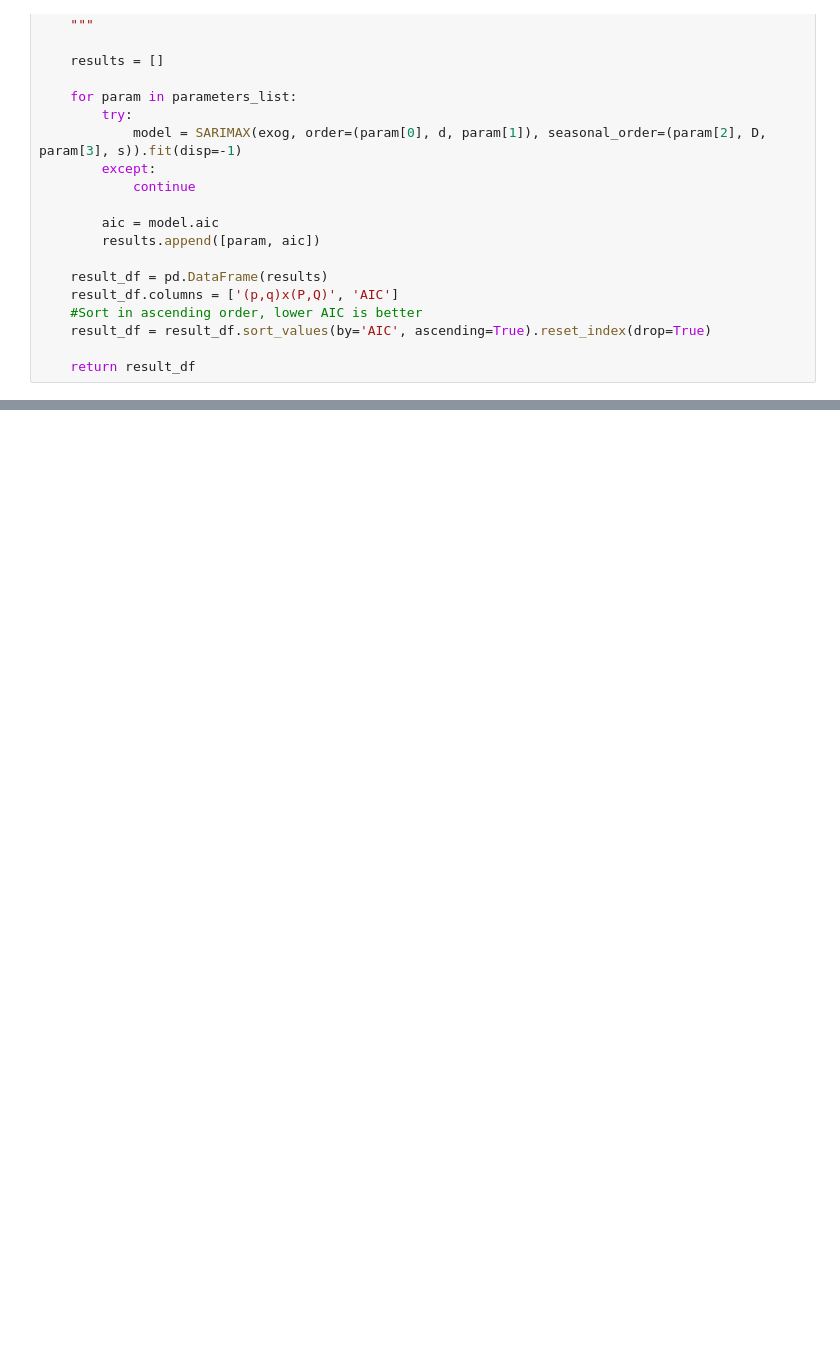
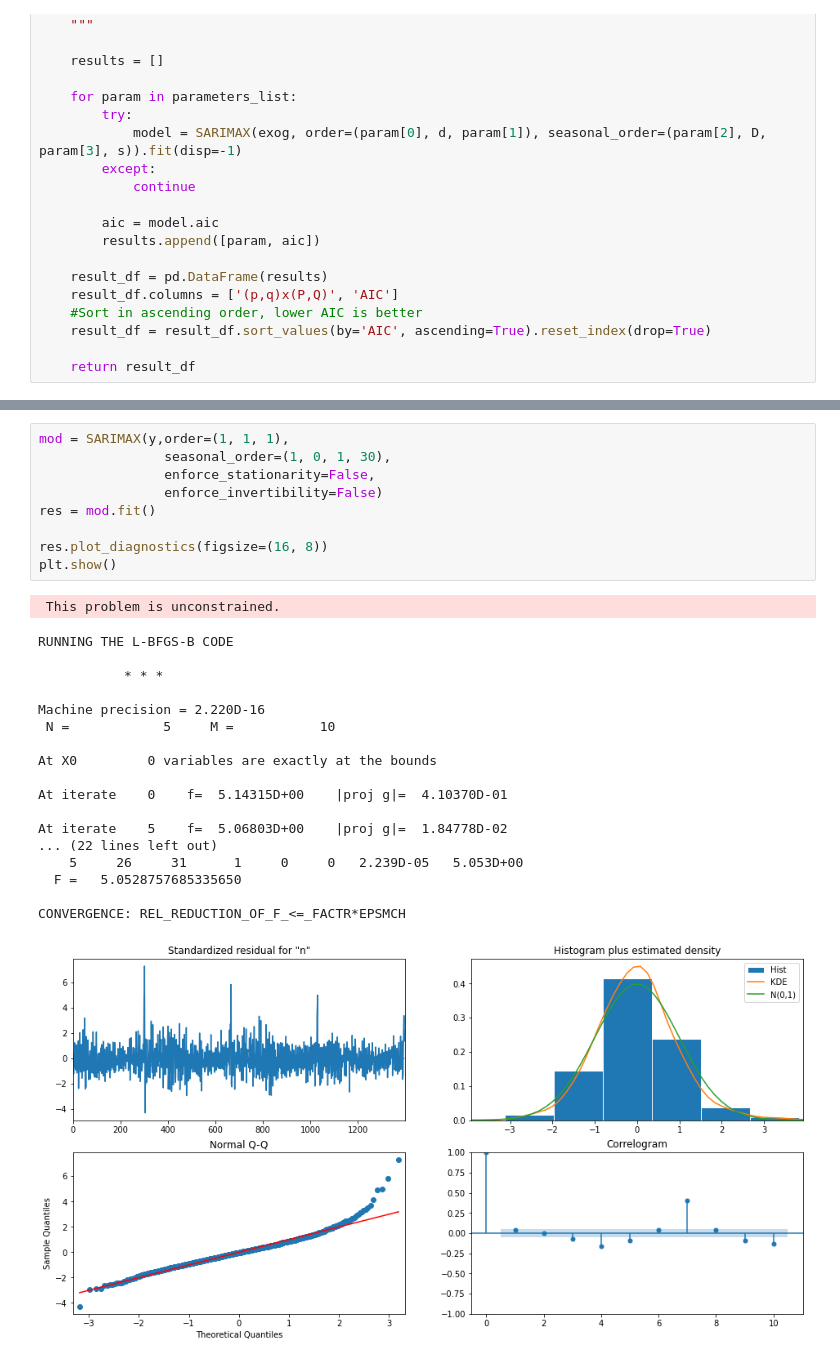
Before and after one commit to pmnry/KaggleSept, a Jupyter notebook: septembertabularplayground.ipynb, the cells around one changed output, grey strips where cells are left out. Saved outputs shown, nothing was run; the diff lists cells and outputs as text; blank space fills up the shorter version.

```diff
--- a/septembertabularplayground.ipynb
+++ b/septembertabularplayground.ipynb
@@ -348,0 +394,29 @@ result_df
+# %%
+mod = SARIMAX(y,order=(1, 1, 1),
+                seasonal_order=(1, 0, 1, 30),
+                enforce_stationarity=False,
+                enforce_invertibility=False)
+res = mod.fit()
+
+res.plot_diagnostics(figsize=(16, 8))
+plt.show()
+# %% [output]
+ This problem is unconstrained.
+RUNNING THE L-BFGS-B CODE
+
+           * * *
+
+Machine precision = 2.220D-16
+ N =            5     M =           10
+
+At X0         0 variables are exactly at the bounds
+
+At iterate    0    f=  5.14315D+00    |proj g|=  4.10370D-01
+
+At iterate    5    f=  5.06803D+00    |proj g|=  1.84778D-02
+... (22 lines left out)
+    5     26     31      1     0     0   2.239D-05   5.053D+00
+  F =   5.0528757685335650
+
+CONVERGENCE: REL_REDUCTION_OF_F_<=_FACTR*EPSMCH
+[figure, added]
```
Also changed, not shown: parts of 25 cells of this notebook.
